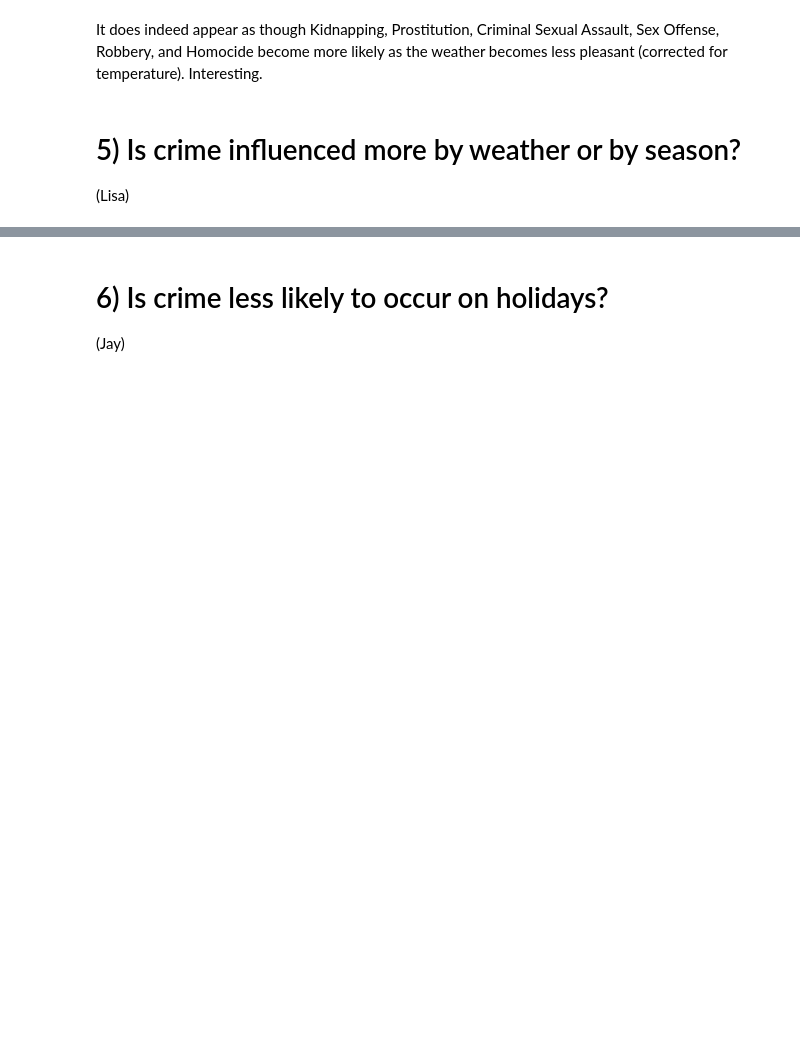
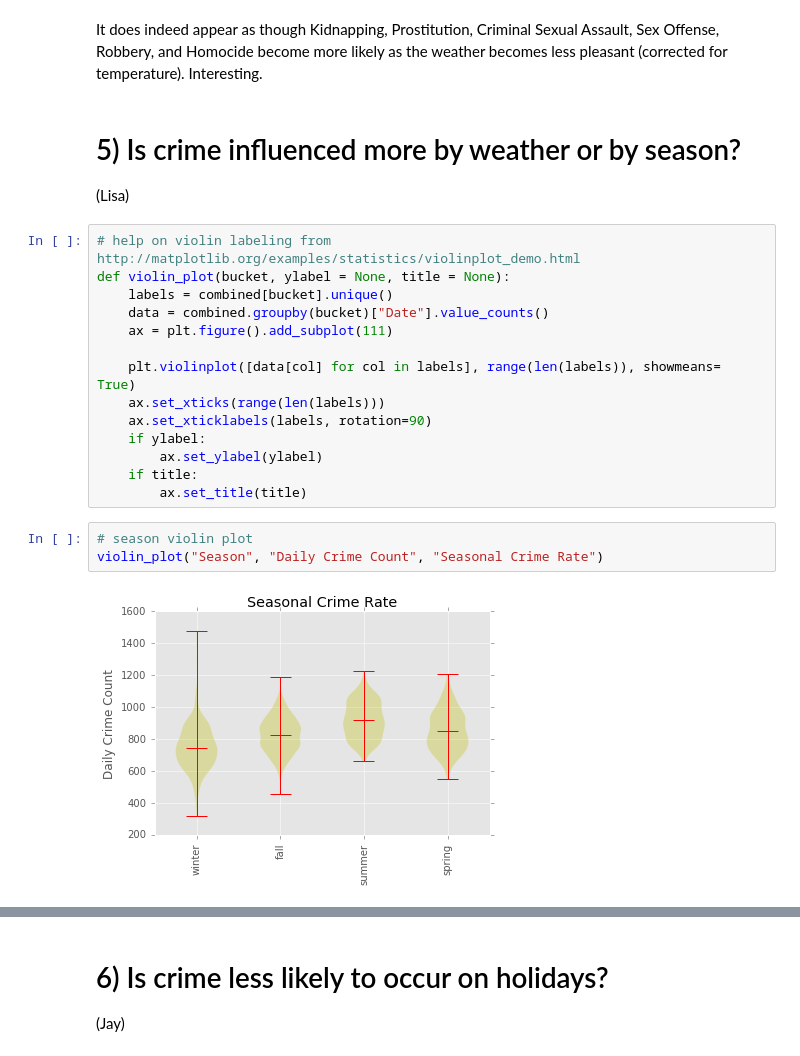
Before and after one commit to scottmarler/ChicagoWeatherCrime, a Jupyter notebook: ChicagoCrime_Lab_Notebook (Final).ipynb, the cells around one changed output, grey strips where cells are left out. Cells and saved outputs as stored; diff of their text form; blank space fills up the shorter version.

```diff
--- a/ChicagoCrimeLabNotebook.ipynb
+++ b/ChicagoCrime_Lab_Notebook (Final).ipynb
@@ -456,3 +476,22 @@ It does indeed appear as though Kidnapping, Prostitution, Criminal Sexual Assaul
 # 5) Is crime influenced more by weather or by season?
 
 (Lisa)
+# %%
+# help on violin labeling from http://matplotlib.org/examples/statistics/violinplot_demo.html
+def violin_plot(bucket, ylabel = None, title = None):
+    labels = combined[bucket].unique()
+    data = combined.groupby(bucket)["Date"].value_counts()
+    ax = plt.figure().add_subplot(111)
+
+    plt.violinplot([data[col] for col in labels], range(len(labels)), showmeans= True)
+    ax.set_xticks(range(len(labels)))
+    ax.set_xticklabels(labels, rotation=90)
+    if ylabel:
+        ax.set_ylabel(ylabel)
+    if title:
+        ax.set_title(title)
+# %%
+# season violin plot
+violin_plot("Season", "Daily Crime Count", "Seasonal Crime Rate")
+# %% [output]
+[figure, added]
```
Also changed, not shown: parts of 28 cells of this notebook, 1 other file.
